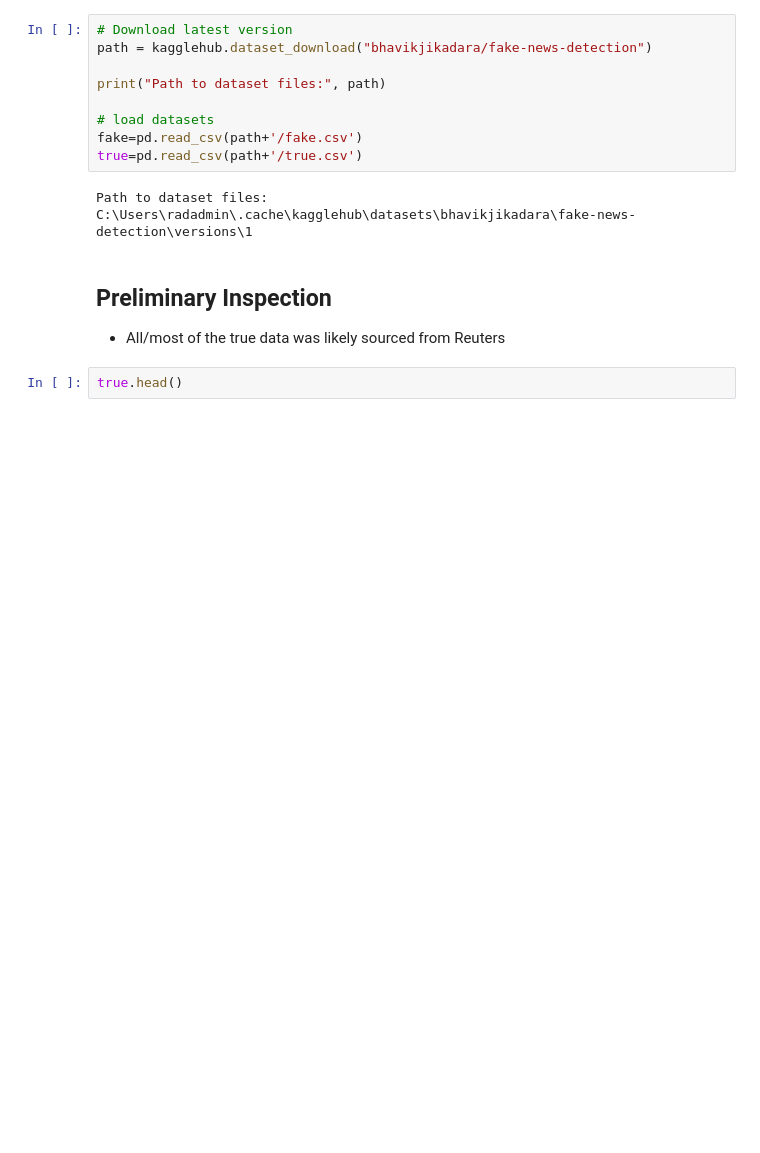
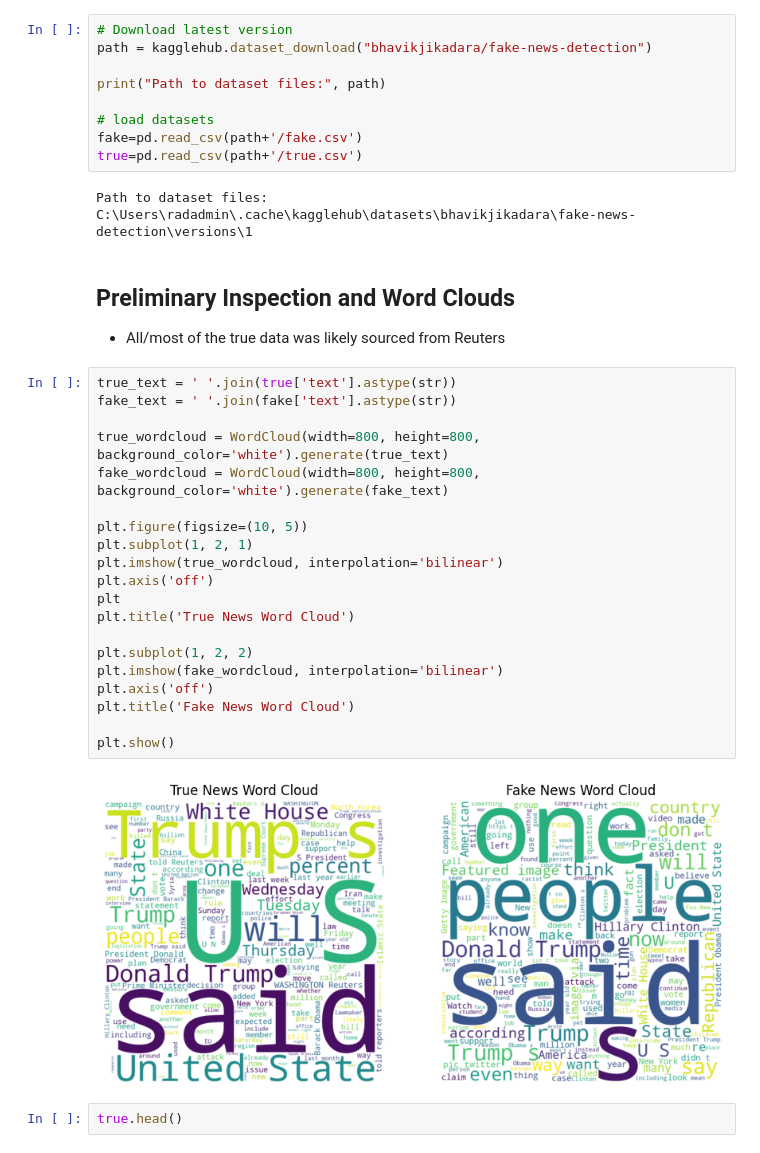
Before and after one commit to ronakjain1234/DataScienceLabFinalProject, a Jupyter notebook: DataPreprocessing/data_exploration.ipynb, the cells around one changed output. Cells and saved outputs as stored; diff of their text form; blank space fills up the shorter version.

Commit message:
Added word cloud

```diff
--- a/DataPreprocessing/data_exploration.ipynb
+++ b/DataPreprocessing/data_exploration.ipynb
@@ -25,9 +27,31 @@ true=pd.read_csv(path+'/true.csv')
 # %% [output]
 Path to dataset files: C:\Users\radadmin\.cache\kagglehub\datasets\bhavikjikadara\fake-news-detection\versions\1
 # %% [markdown]
-## Preliminary Inspection
+## Preliminary Inspection and Word Clouds
 
 - All/most of the true data was likely sourced from Reuters
+# %%
+true_text = ' '.join(true['text'].astype(str))
+fake_text = ' '.join(fake['text'].astype(str))
+
+true_wordcloud = WordCloud(width=800, height=800, background_color='white').generate(true_text)
+fake_wordcloud = WordCloud(width=800, height=800, background_color='white').generate(fake_text)
+
+plt.figure(figsize=(10, 5))
+plt.subplot(1, 2, 1)
+plt.imshow(true_wordcloud, interpolation='bilinear')
+plt.axis('off')
+plt
+plt.title('True News Word Cloud')
+
+plt.subplot(1, 2, 2)
+plt.imshow(fake_wordcloud, interpolation='bilinear')
+plt.axis('off')
+plt.title('Fake News Word Cloud')
+
+plt.show()
+# %% [output]
+[figure, added]
 # %%
 true.head()
 # %% [output]
```
Also changed, not shown: parts of 2 cells of this notebook.
